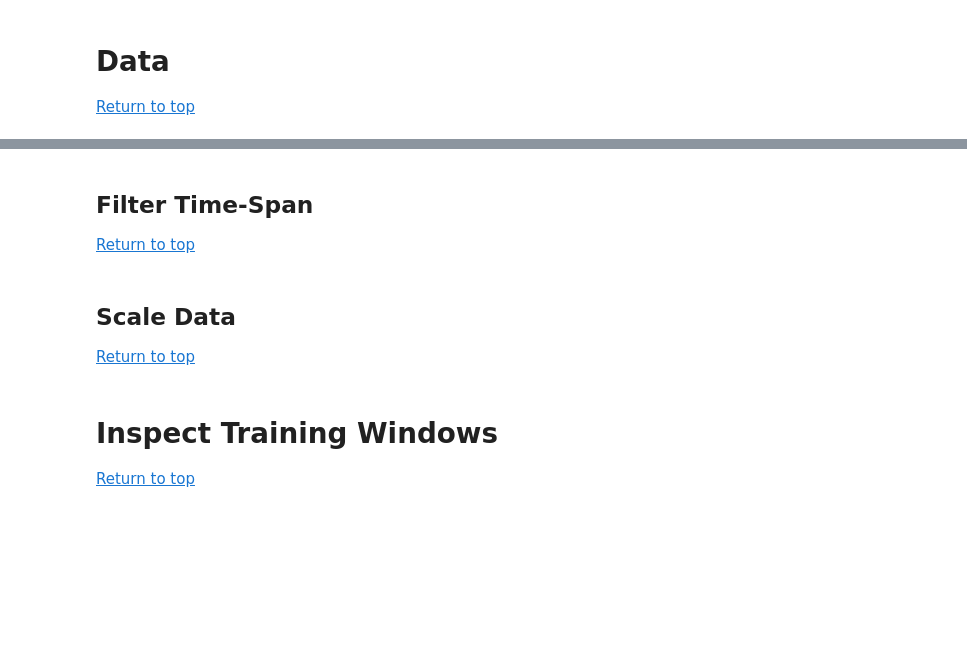
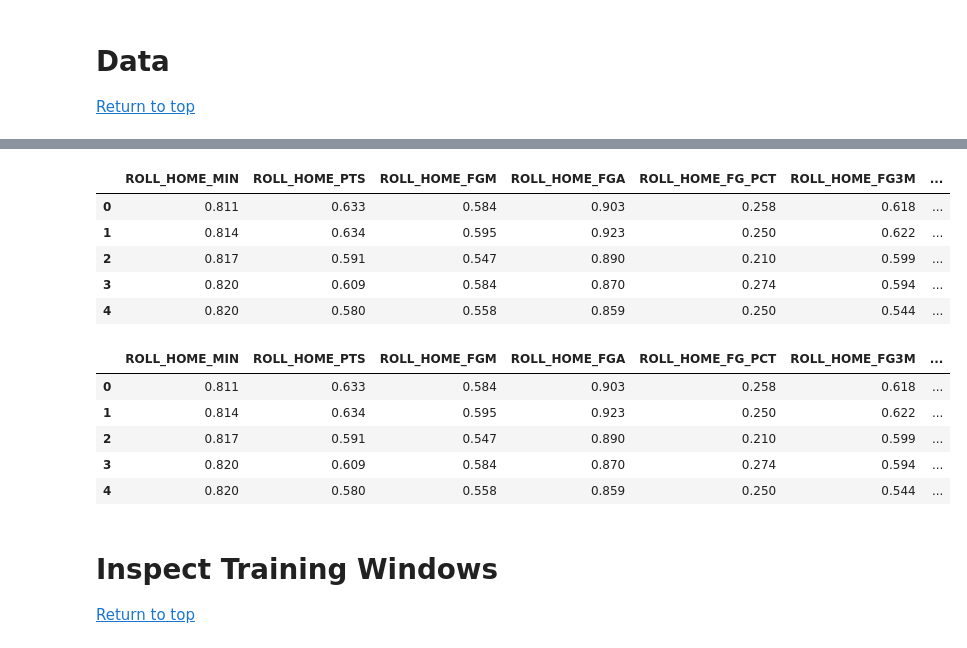
Before and after one commit to stevenworthington/sports_betting, a Jupyter notebook: code/6_nba_Baseline_Models.ipynb, the cells around one changed output, grey strips where cells are left out. Cells and saved outputs as stored; diff of their text form; code cells hidden in the pictures; blank space fills up the shorter version.

```diff
--- a/code/6_nba_Baseline_Models.ipynb
+++ b/code/6_nba_Baseline_Models.ipynb
@@ -172,11 +133,9 @@ team_bs_matchups_roll_df.describe()
-# %% [markdown]
-## Filter Time-Span
-
-[Return to top](#Baseline-Models)
 # %%
-# filter data to time span of interest
-baseline_df = team_bs_matchups_roll_df[team_bs_matchups_roll_df['GAME_DATE'] >= '2019-09-01']
+pm_scaled_df.head()
+# %% [output]
+|  | ROLL_HOME_MIN | ROLL_HOME_PTS | ROLL_HOME_FGM | ROLL_HOME_FGA | ROLL_HOME_FG_PCT | ROLL_HOME_FG3M | ... |
+| 0 | 0.811 | 0.633 | 0.584 | 0.903 | 0.258 | 0.618 | ... |
+| 1 | 0.814 | 0.634 | 0.595 | 0.923 | 0.250 | 0.622 | ... |
+| 2 | 0.817 | 0.591 | 0.547 | 0.890 | 0.210 | 0.599 | ... |
+| 3 | 0.820 | 0.609 | 0.584 | 0.870 | 0.274 | 0.594 | ... |
+| 4 | 0.820 | 0.580 | 0.558 | 0.859 | 0.250 | 0.544 | ... |
-# %% [markdown]
-## Scale Data
-
-[Return to top](#Baseline-Models)
@@ -197,3 +142,12 @@ baseline_res_scaled = utl.scale_data(features, target_res, scaler='minmax', scal
+# %%
+res_scaled_df.head()
+# %% [output]
+|  | ROLL_HOME_MIN | ROLL_HOME_PTS | ROLL_HOME_FGM | ROLL_HOME_FGA | ROLL_HOME_FG_PCT | ROLL_HOME_FG3M | ... |
+| 0 | 0.811 | 0.633 | 0.584 | 0.903 | 0.258 | 0.618 | ... |
+| 1 | 0.814 | 0.634 | 0.595 | 0.923 | 0.250 | 0.622 | ... |
+| 2 | 0.817 | 0.591 | 0.547 | 0.890 | 0.210 | 0.599 | ... |
+| 3 | 0.820 | 0.609 | 0.584 | 0.870 | 0.274 | 0.594 | ... |
+| 4 | 0.820 | 0.580 | 0.558 | 0.859 | 0.250 | 0.544 | ... |
 # %% [markdown]
 # Inspect Training Windows
 
```
Also changed, not shown: parts of 21 cells of this notebook, 3 other files.
